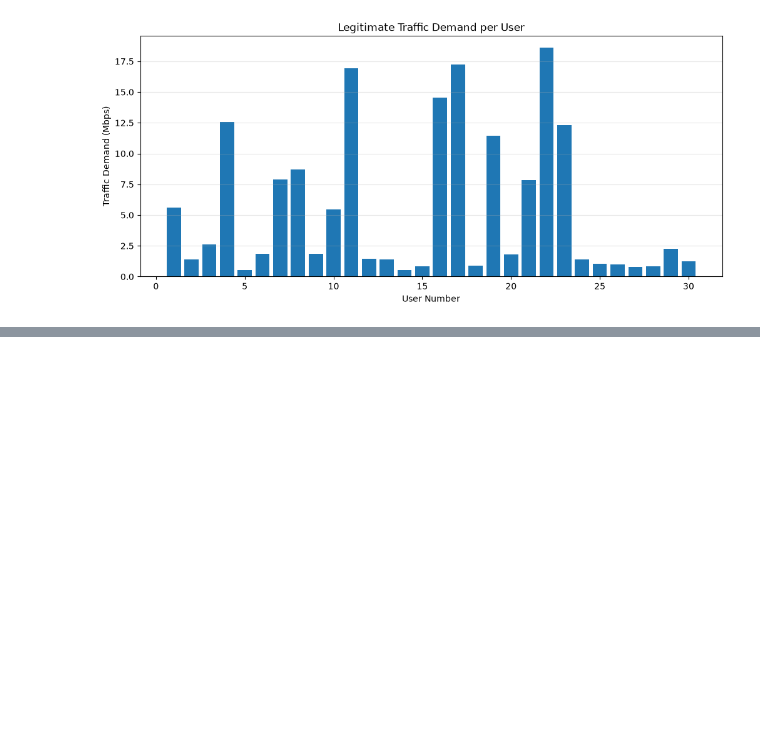
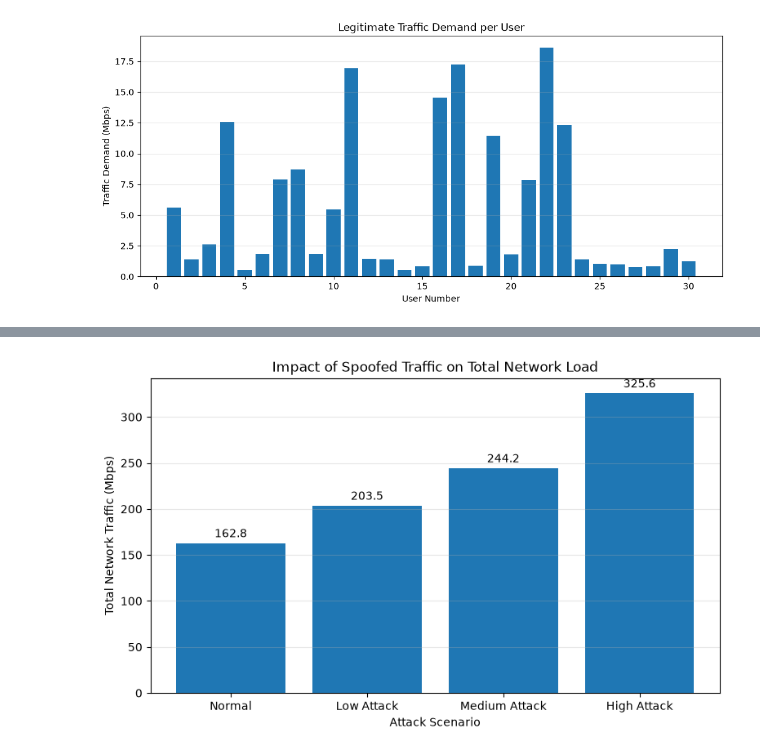
Before and after one commit to Chathuranga630/sionna, a Jupyter notebook: Spoofed_Traffic_v3.ipynb, the cells around one changed output, grey strips where cells are left out. Drawn from its saved outputs; the diff is of its cells as text; code cells hidden in the pictures; blank space fills up the shorter version.

```diff
--- a/Spoofed_Traffic_v3.ipynb
+++ b/Spoofed_Traffic_v3.ipynb
@@ -2106,0 +2131,14 @@ traffic_summary
+# %%
+# STEP 14.2 - Define Spoofed Traffic Attack Levels
+
+attack_levels = {
+    "Normal": 0.00,
+    "Low Attack": 0.25,
+    "Medium Attack": 0.50,
+    "High Attack": 1.00
+}
+
+print("===== ATTACK SCENARIOS =====")
+
+for scenario, level in attack_levels.items():
+    print(f"{scenario}: {level*100:.0f}% additional spoofed traffic")
@@ -2106,0 +2283,34 @@ traffic_summary
+# %%
+# STEP 14.6 - Compare Total Network Traffic
+
+scenario_names = list(attack_levels.keys())
+
+total_network_traffic = [
+    np.sum(total_traffic_results[scenario])
+    for scenario in scenario_names
+]
+
+plt.figure(figsize=(9, 5))
+
+plt.bar(
+    scenario_names,
+    total_network_traffic
+)
+
+plt.xlabel("Attack Scenario")
+plt.ylabel("Total Network Traffic (Mbps)")
+plt.title("Impact of Spoofed Traffic on Total Network Load")
+
+for i, value in enumerate(total_network_traffic):
+    plt.text(
+        i,
+        value + max(total_network_traffic) * 0.02,
+        f"{value:.1f}",
+        ha="center"
+    )
+
+plt.grid(axis="y", alpha=0.3)
+
+plt.show()
+# %% [output]
+[figure, added]
```
Also changed, not shown: parts of 90 cells of this notebook.
